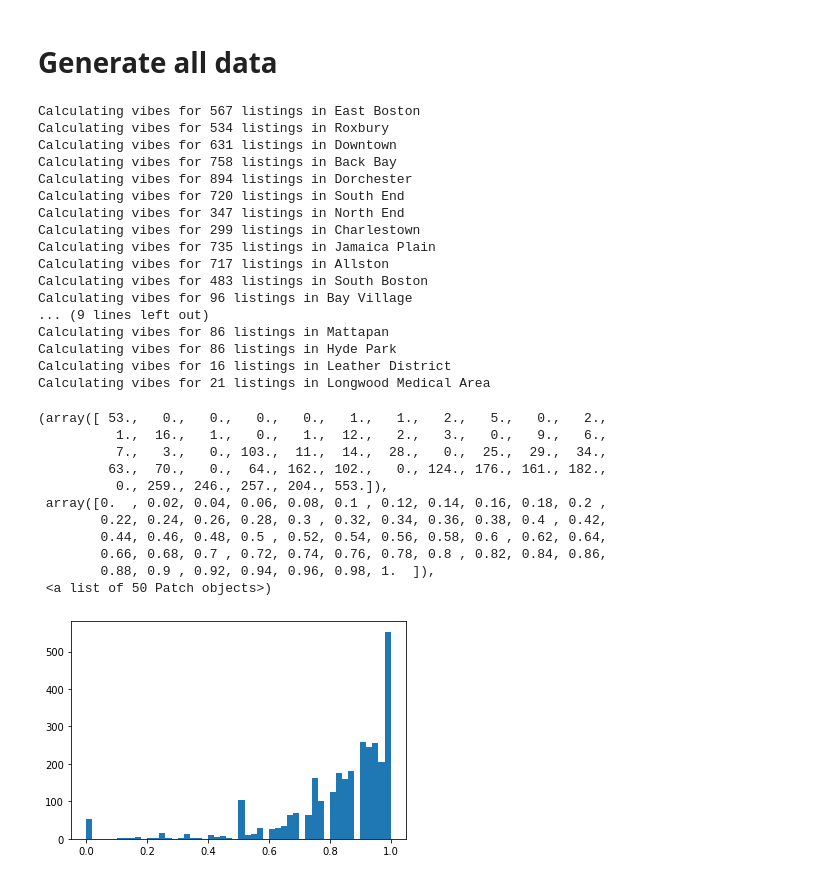
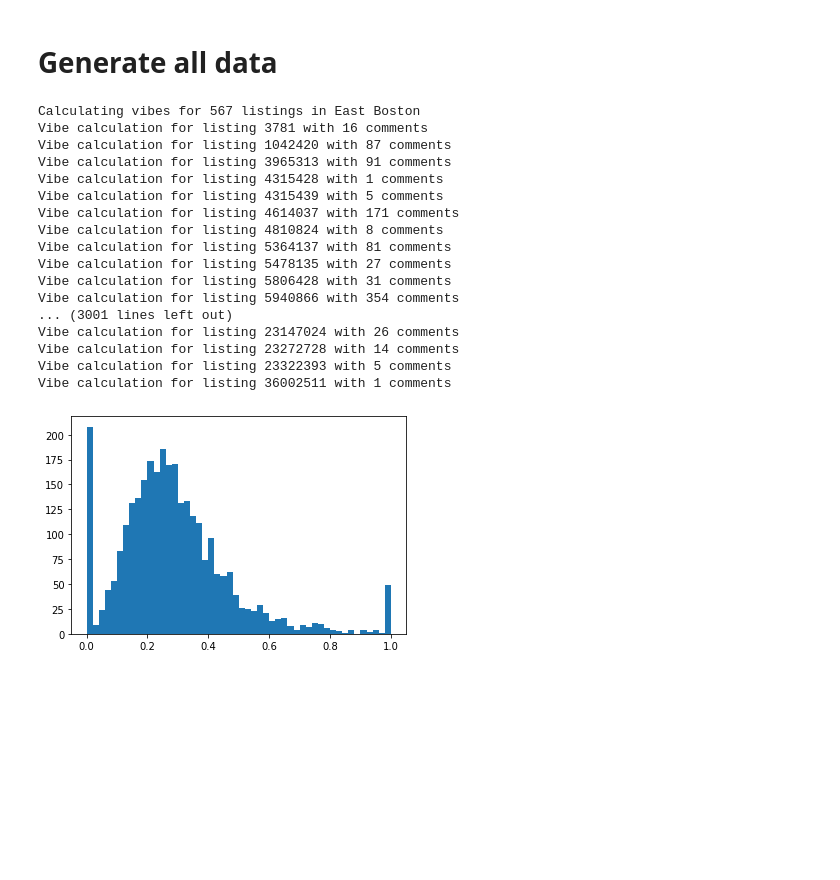
Before and after one commit to mbacvanski/vibe-of-boston, a Jupyter notebook: data_gen.ipynb, the cells around one changed output. Drawn from its saved outputs; the diff is of its cells as text; code cells hidden in the pictures; blank space fills up the shorter version.

Commit message:
Calculated happiness

```diff
--- a/data_gen.ipynb
+++ b/data_gen.ipynb
@@ -55,7 +79,8 @@ import spacy
 # !python -m spacy download en_core_web_sm
 
 # Load spacy
-nlp = spacy.load('en_core_web_sm')
+import en_core_web_sm
+nlp = en_core_web_sm.load()
 
 # Add in common words that occurr in all listings, that really don't mean anything useful here
 nlp.Defaults.stop_words |= {'many', 'great', 'nearby', 'short', 'major', 'north', 'south', 'east', 'west', 'easy', 'true', 'local', 'public', 'mi', 'several', 'such', 'main', 'other'}
@@ -84,7 +109,7 @@ def get_neighborhood_adjectives(name):
   return (len(overviews), counter)
 
 
-# north_end = get_neighborhood_adjectives('North End')
-# print('Listings in north end:', north_end[0])
-# print('North end is:', north_end[1])
+north_end = get_neighborhood_adjectives('North End')
+print('Listings in north end:', north_end[0])
+print('North end is:', north_end[1])
 # %% [output]
@@ -216,14 +243,13 @@ def gen_data():
       if num_comments == 0:
         continue
 
-#       print('Vibe calculation for listing', listing_id, 'with', num_comments, 'comments')
+      print('Vibe calculation for listing', listing_id, 'with', num_comments, 'comments')
 
       # Neighborhood accuracy metric ("Honesty")
       honesty = calc_neighborhood_accuracy(adjectives, frequencies, comments_list)
 
       # Average sentiment of reviews + Average rating ("Happiness")
-      happiness = df_listings.loc[df_listings['id'] == listing_id]['review_scores_rating'].values[0]
-#       + calc_happiness(comments_list)
+      happiness = df_listings.loc[df_listings['id'] == listing_id]['review_scores_rating'].values[0] + calc_happiness(comments_list)
 
       # Number of ratings ("Liveliness")
       liveliness = len(comments_list)
@@ -253,22 +279,22 @@ def gen_data():
 vibetable = gen_data()
 # %% [output]
 Calculating vibes for 567 listings in East Boston
-Calculating vibes for 534 listings in Roxbury
-Calculating vibes for 631 listings in Downtown
-Calculating vibes for 758 listings in Back Bay
-Calculating vibes for 894 listings in Dorchester
-Calculating vibes for 720 listings in South End
-Calculating vibes for 347 listings in North End
-Calculating vibes for 299 listings in Charlestown
-Calculating vibes for 735 listings in Jamaica Plain
-Calculating vibes for 717 listings in Allston
-Calculating vibes for 483 listings in South Boston
-Calculating vibes for 96 listings in Bay Village
-... (9 lines left out)
-Calculating vibes for 86 listings in Mattapan
-Calculating vibes for 86 listings in Hyde Park
-Calculating vibes for 16 listings in Leather District
-Calculating vibes for 21 listings in Longwood Medical Area
+Vibe calculation for listing 3781 with 16 comments
+Vibe calculation for listing 1042420 with 87 comments
+Vibe calculation for listing 3965313 with 91 comments
+Vibe calculation for listing 4315428 with 1 comments
+Vibe calculation for listing 4315439 with 5 comments
+Vibe calculation for listing 4614037 with 171 comments
+Vibe calculation for listing 4810824 with 8 comments
+Vibe calculation for listing 5364137 with 81 comments
+Vibe calculation for listing 5478135 with 27 comments
+Vibe calculation for listing 5806428 with 31 comments
+Vibe calculation for listing 5940866 with 354 comments
+... (3001 lines left out)
+Vibe calculation for listing 23147024 with 26 comments
+Vibe calculation for listing 23272728 with 14 comments
+Vibe calculation for listing 23322393 with 5 comments
+Vibe calculation for listing 36002511 with 1 comments
 # %%
 import numpy as np
 
@@ -292,20 +318,10 @@ scaled_table['peacefulness'] = (scaled_table['peacefulness'] / np.quantile(scale
 scaled_table.to_json("dist/data/scaled_table.json", orient='index')
 # %%
 import matplotlib.pyplot as plt
-plt.hist(scaled_table['happiness'], bins=50)
+plt.hist(scaled_table['walkability'], bins=50)
+plt.show()
 # %% [output]
-(array([ 53.,   0.,   0.,   0.,   0.,   1.,   1.,   2.,   5.,   0.,   2.,
-          1.,  16.,   1.,   0.,   1.,  12.,   2.,   3.,   0.,   9.,   6.,
-          7.,   3.,   0., 103.,  11.,  14.,  28.,   0.,  25.,  29.,  34.,
-         63.,  70.,   0.,  64., 162., 102.,   0., 124., 176., 161., 182.,
-          0., 259., 246., 257., 204., 553.]),
- array([0.  , 0.02, 0.04, 0.06, 0.08, 0.1 , 0.12, 0.14, 0.16, 0.18, 0.2 ,
-        0.22, 0.24, 0.26, 0.28, 0.3 , 0.32, 0.34, 0.36, 0.38, 0.4 , 0.42,
-        0.44, 0.46, 0.48, 0.5 , 0.52, 0.54, 0.56, 0.58, 0.6 , 0.62, 0.64,
-        0.66, 0.68, 0.7 , 0.72, 0.74, 0.76, 0.78, 0.8 , 0.82, 0.84, 0.86,
-        0.88, 0.9 , 0.92, 0.94, 0.96, 0.98, 1.  ]),
- <a list of 50 Patch objects>)
-[figure, old version]
+[figure, new version]
 # %%
 # For reading in already calculated happiness data
 
```
Also changed, not shown: parts of 5 cells of this notebook, 1 other file.
